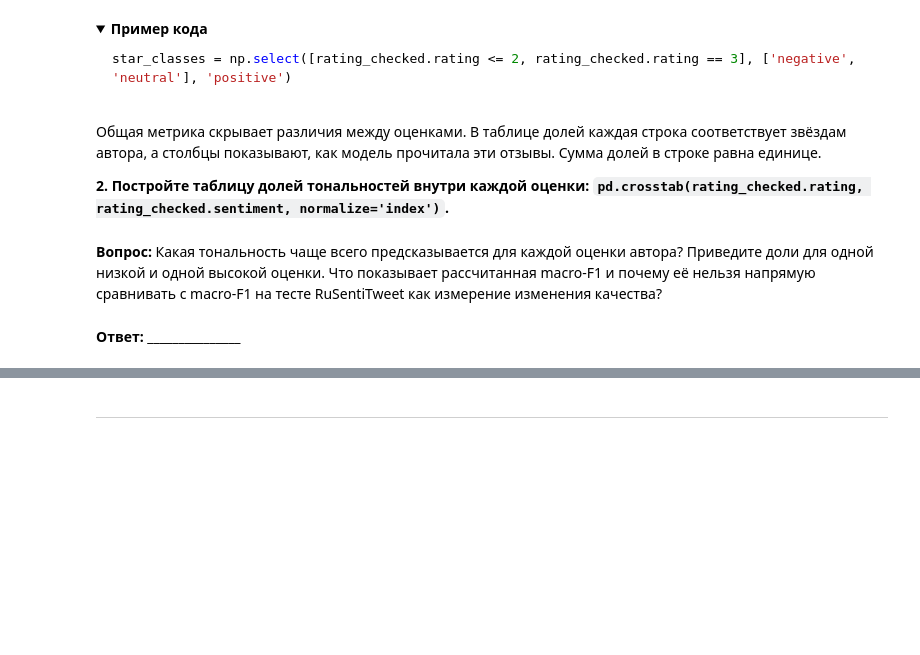
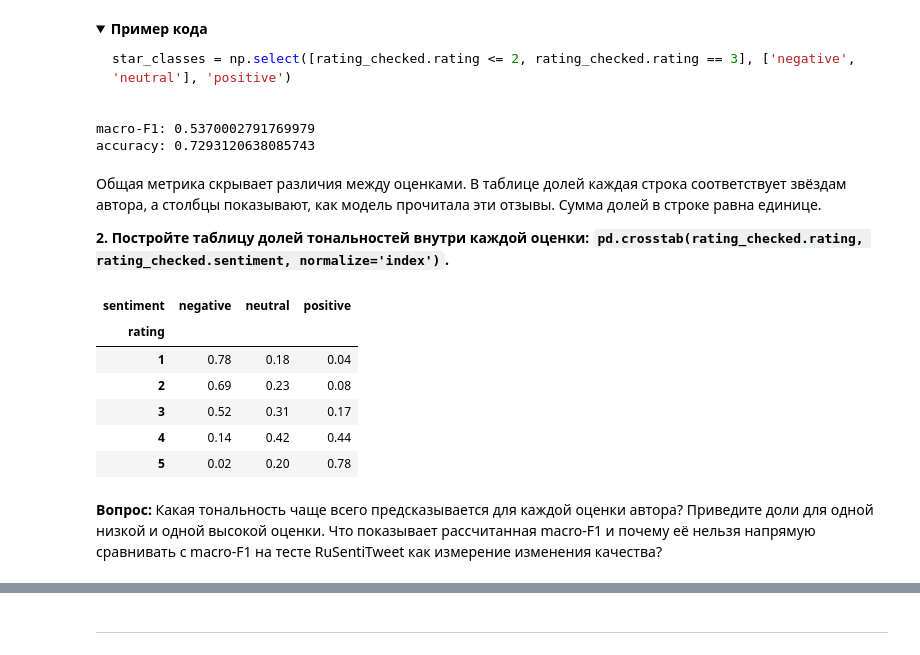
Before and after one commit to DinRazar/data-data, a Jupyter notebook: Работа 3.ipynb, the cells around one changed output, grey strips where cells are left out. Cells and saved outputs as stored; diff of their text form; code cells hidden in the pictures; folded sections open; blank space fills up the shorter version.

```diff
--- a/Работа 3.ipynb
+++ b/Работа 3.ipynb
@@ -1030,3 +1215,14 @@ star_classes = np.select([rating_checked.rating <= 2, rating_checked.rating == 3
+# %%
+star_classes = np.select(
+    [rating_checked.rating <= 2, rating_checked.rating == 3],
+    ['negative', 'neutral'],
+    'positive'
+)
+print('macro-F1:', f1_score(star_classes, rating_checked.sentiment, average='macro'))
+print('accuracy:', accuracy_score(star_classes, rating_checked.sentiment))
+# %% [output]
+macro-F1: 0.5370002791769979
+accuracy: 0.7293120638085743
 # %% [markdown]
 Общая метрика скрывает различия между оценками. В таблице долей каждая строка соответствует звёздам автора, а столбцы показывают, как модель прочитала эти отзывы. Сумма долей в строке равна единице.
 
@@ -1036,4 +1230,12 @@ star_classes = np.select([rating_checked.rating <= 2, rating_checked.rating == 3
+# %%
+show(pd.crosstab(rating_checked.rating, rating_checked.sentiment, normalize='index').round(2))
+# %% [output]
+| sentiment | negative | neutral | positive |
+| rating |  |  |  |
+| 1 | 0.78 | 0.18 | 0.04 |
+| 2 | 0.69 | 0.23 | 0.08 |
+| 3 | 0.52 | 0.31 | 0.17 |
+| 4 | 0.14 | 0.42 | 0.44 |
+| 5 | 0.02 | 0.20 | 0.78 |
 # %% [markdown]
 **Вопрос:** Какая тональность чаще всего предсказывается для каждой оценки автора? Приведите доли для одной низкой и одной высокой оценки. Что показывает рассчитанная macro-F1 и почему её нельзя напрямую сравнивать с macro-F1 на тесте RuSentiTweet как измерение изменения качества?
-# %% [markdown]
-**Ответ:** _______________
```
Also changed, not shown: parts of 45 cells of this notebook.
